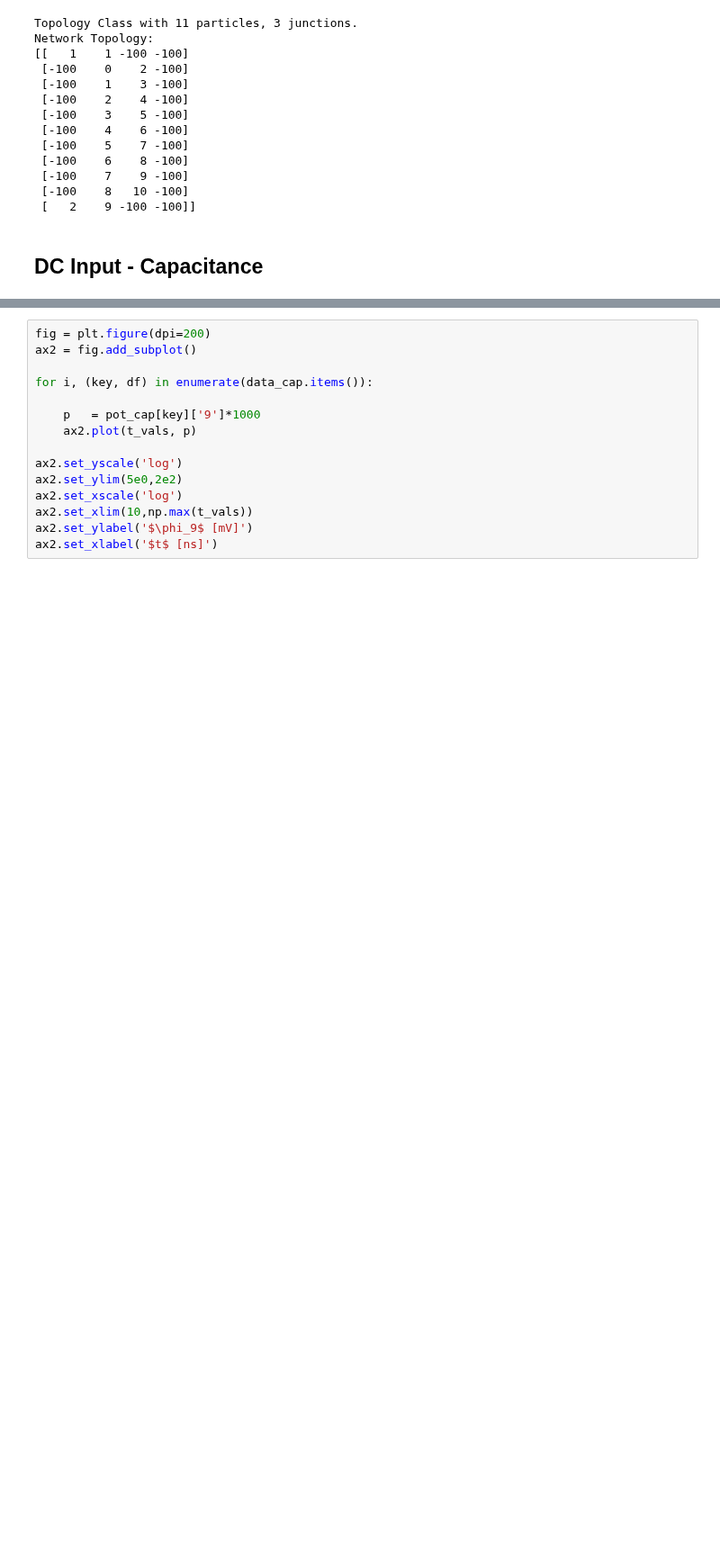
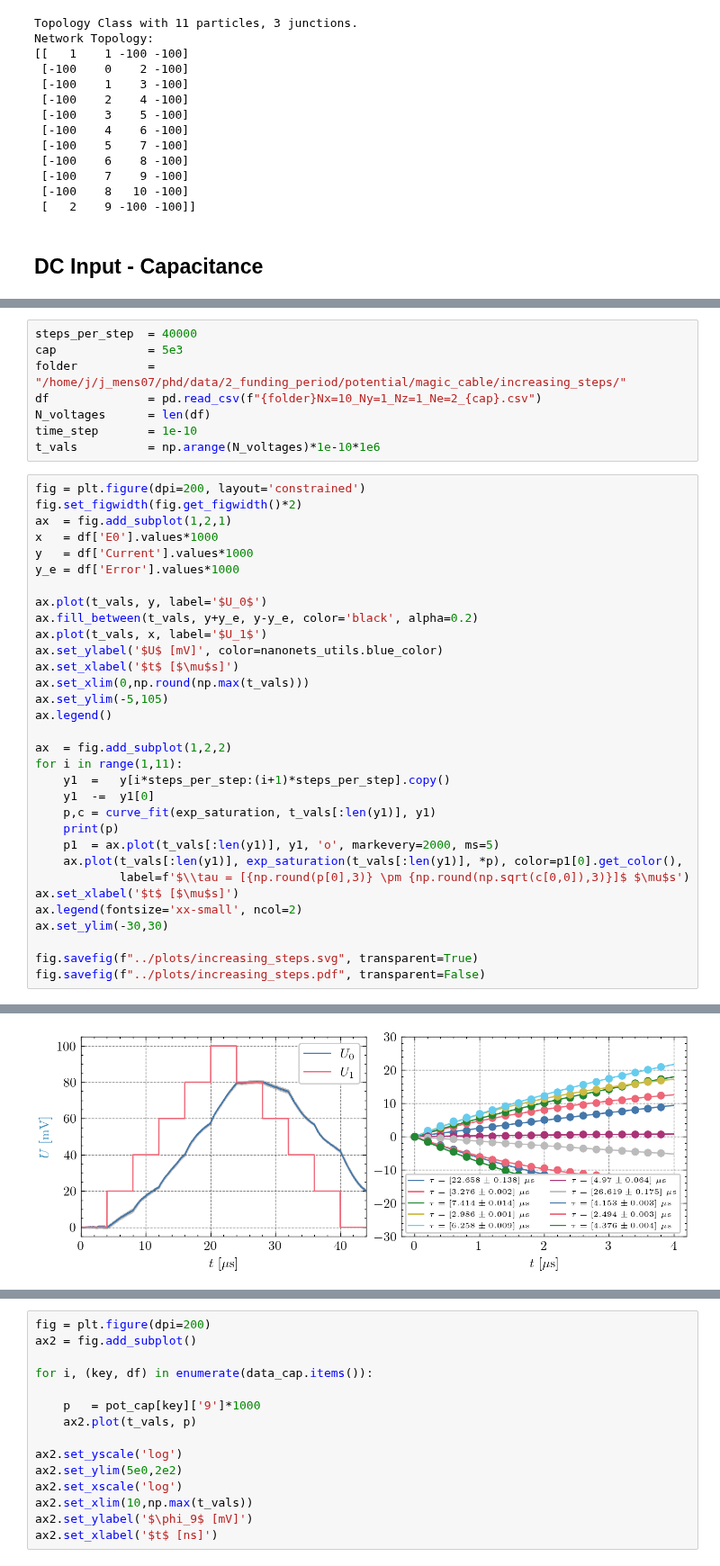
Before and after one commit to JonasMnsing/NanoNets, a Jupyter notebook: scripts/2_funding_period/WP2/magic_cable/ipynb/dc_input.ipynb, the cells around one changed output, grey strips where cells are left out. Shown at 90% size. Drawn from its saved outputs; the diff is of its cells as text; blank space fills up the shorter version.

```diff
--- a/scripts/2_funding_period/WP2/magic_cable/ipynb/dc_input.ipynb
+++ b/scripts/2_funding_period/WP2/magic_cable/ipynb/dc_input.ipynb
@@ -80,0 +217,41 @@ Text(0.5, 0, '$t$ [ns]')
+# %%
+steps_per_step  = 40000
+cap             = 5e3
+folder          = "/home/j/j_mens07/phd/data/2_funding_period/potential/magic_cable/increasing_steps/"
+df              = pd.read_csv(f"{folder}Nx=10_Ny=1_Nz=1_Ne=2_{cap}.csv")
+N_voltages      = len(df)
+time_step       = 1e-10
+t_vals          = np.arange(N_voltages)*1e-10*1e6
+# %%
+fig = plt.figure(dpi=200, layout='constrained')
+fig.set_figwidth(fig.get_figwidth()*2)
+ax  = fig.add_subplot(1,2,1)
+x   = df['E0'].values*1000
+y   = df['Current'].values*1000
+y_e = df['Error'].values*1000
+
+ax.plot(t_vals, y, label='$U_0$')
+ax.fill_between(t_vals, y+y_e, y-y_e, color='black', alpha=0.2)
+ax.plot(t_vals, x, label='$U_1$')
+ax.set_ylabel('$U$ [mV]', color=nanonets_utils.blue_color)
+ax.set_xlabel('$t$ [$\mu$s]')
+ax.set_xlim(0,np.round(np.max(t_vals)))
+ax.set_ylim(-5,105)
+ax.legend()
+
+ax  = fig.add_subplot(1,2,2)
+for i in range(1,11):
+    y1  =   y[i*steps_per_step:(i+1)*steps_per_step].copy()
+    y1  -=  y1[0]
+    p,c = curve_fit(exp_saturation, t_vals[:len(y1)], y1)
+    print(p)
+    p1  = ax.plot(t_vals[:len(y1)], y1, 'o', markevery=2000, ms=5)
+    ax.plot(t_vals[:len(y1)], exp_saturation(t_vals[:len(y1)], *p), color=p1[0].get_color(),
+            label=f'$\\tau = [{np.round(p[0],3)} \pm {np.round(np.sqrt(c[0,0]),3)}]$ $\mu$s')
+ax.set_xlabel('$t$ [$\mu$s]')
+ax.legend(fontsize='xx-small', ncol=2)
+ax.set_ylim(-30,30)
+
+fig.savefig(f"../plots/increasing_steps.svg", transparent=True)
+fig.savefig(f"../plots/increasing_steps.pdf", transparent=False)
+# %% [output]
@@ -80,0 +268 @@ Text(0.5, 0, '$t$ [ns]')
+[figure, added]
```
Also changed, not shown: parts of 22 cells of this notebook, 8 other files.
